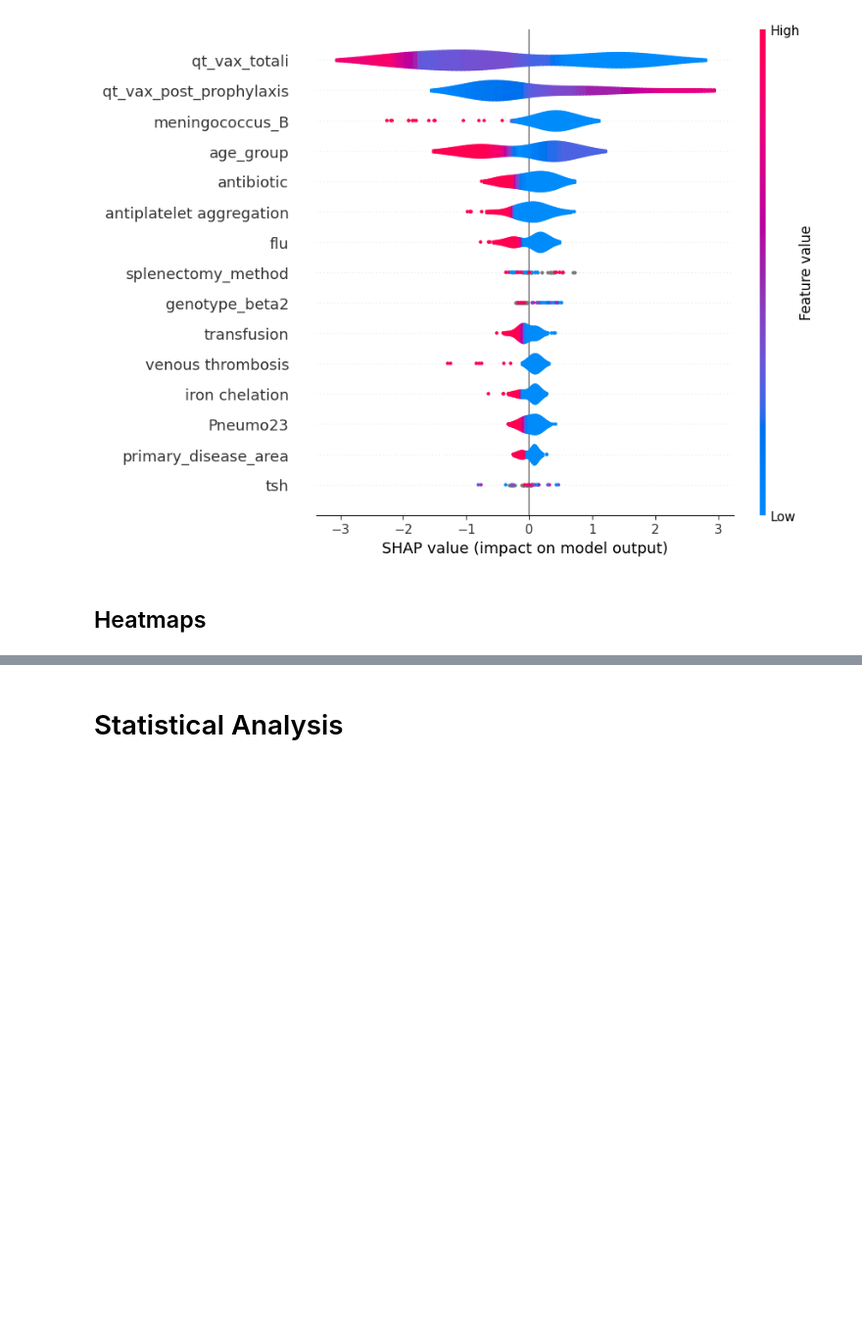
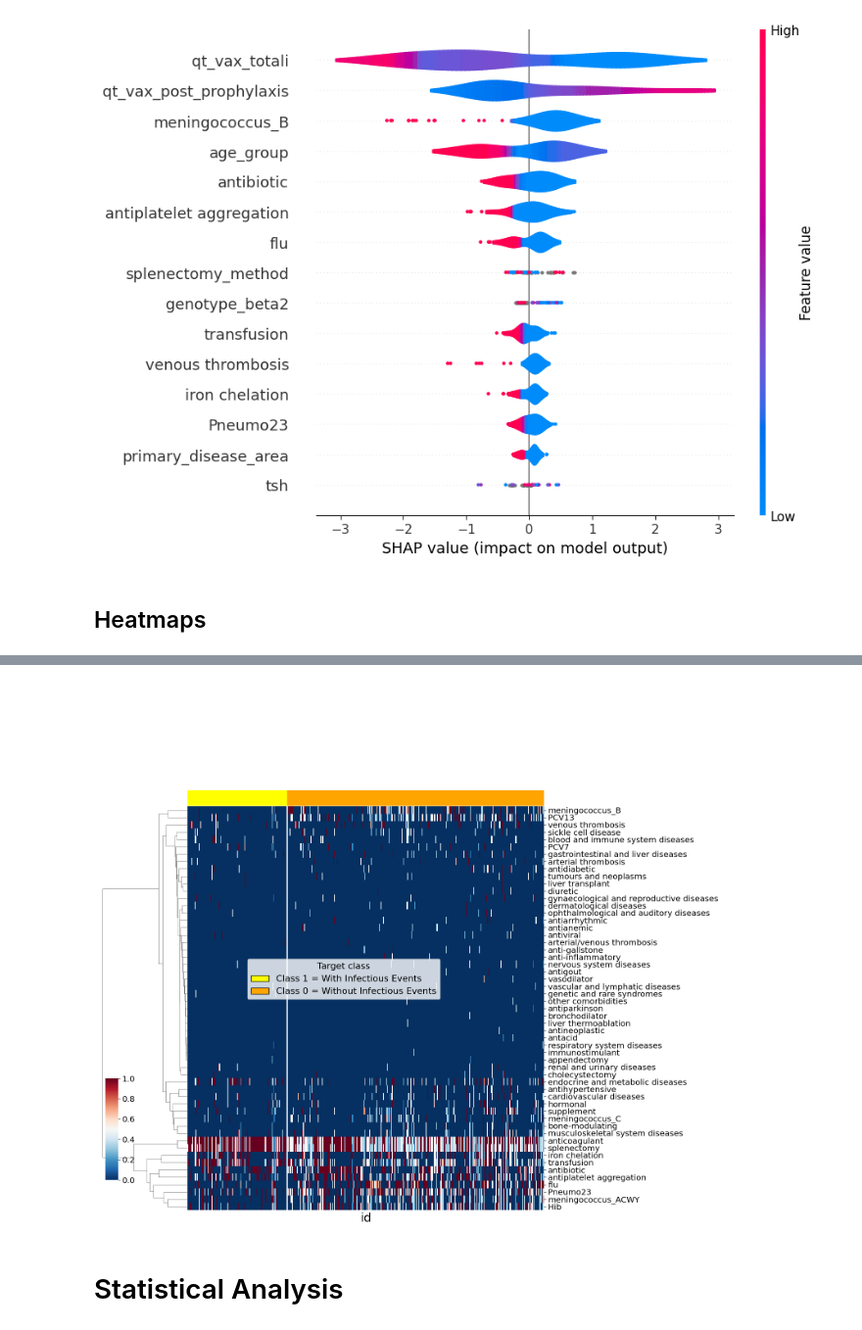
Before and after one commit to giordamaug/Embed_Clinical_Sequences_Asplenic, a Jupyter notebook: notebook.ipynb, the cells around one changed output, grey strips where cells are left out. Shown at 98% size. Cells and saved outputs as stored; diff of their text form; code cells hidden in the pictures; blank space fills up the shorter version.

```diff
--- a/notebook.ipynb
+++ b/notebook.ipynb
@@ -618,3 +464,9 @@ plt.show()
+# %%
+from plotting import plot_heatmap
+
+plot_heatmap(X_df, y_df, Xv_df)
+# %% [output]
+[figure, added]
 # %% [markdown]
 # Statistical Analysis
 # %%
```
Also changed, not shown: parts of 14 cells of this notebook.
